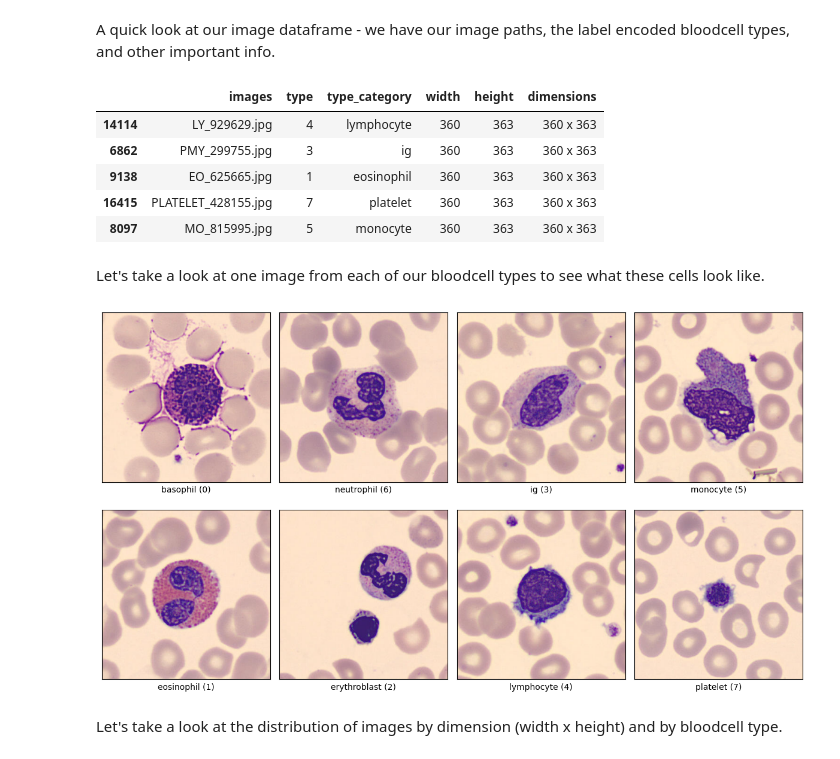
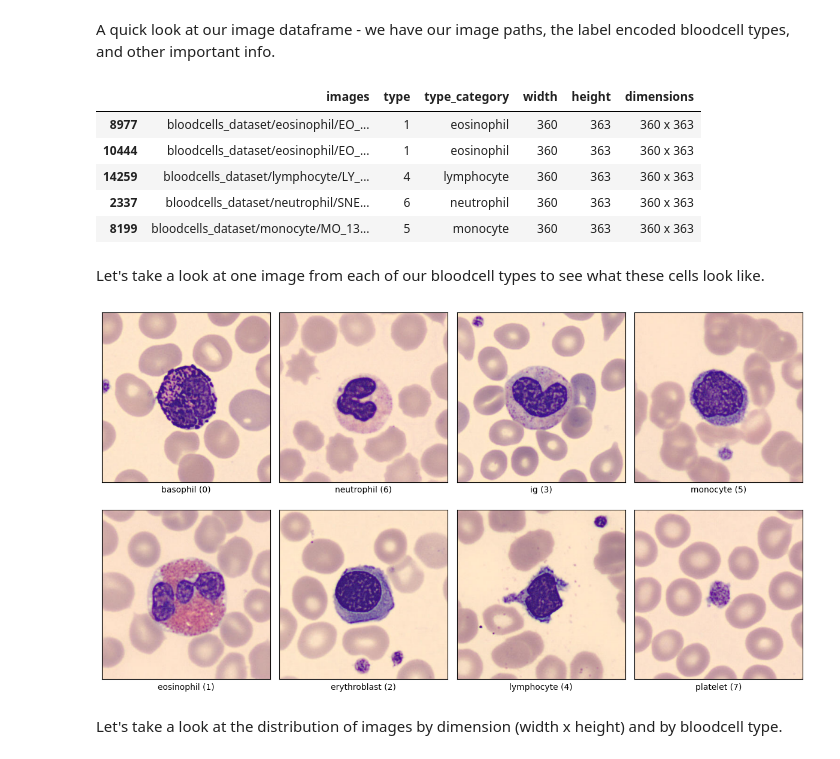
Before and after one commit to amayjain/Bloodcells, a Jupyter notebook: Final.ipynb, the cells around one changed output. Drawn from its saved outputs; the diff is of its cells as text; code cells hidden in the pictures.

Commit message:
reflect changes on removing all images folder

```diff
--- a/Final.ipynb
+++ b/Final.ipynb
@@ -36,7 +36,7 @@ Here, we will be creating a dataframe with all our image paths (as strings), blo
 # so that it is easier to convert the images to numpy arrays later on
 
 bloodcells = os.listdir("bloodcells_dataset")
-bloodcells = [x for x in bloodcells if x not in ['.DS_Store', 'All_Images']]
+bloodcells = [x for x in bloodcells if x not in ['.DS_Store']]
 
 bloodcells
 # %% [output]
@@ -56,42 +56,42 @@ df = fc.image_df(bloodcells)
 df.sample(frac = 1).head()
 # %% [output]
 |  | images | type | type_category | width | height | dimensions |
-| 14114 | LY_929629.jpg | 4 | lymphocyte | 360 | 363 | 360 x 363 |
-| 6862 | PMY_299755.jpg | 3 | ig | 360 | 363 | 360 x 363 |
-| 9138 | EO_625665.jpg | 1 | eosinophil | 360 | 363 | 360 x 363 |
-| 16415 | PLATELET_428155.jpg | 7 | platelet | 360 | 363 | 360 x 363 |
-| 8097 | MO_815995.jpg | 5 | monocyte | 360 | 363 | 360 x 363 |
+| 8977 | bloodcells_dataset/eosinophil/EO_... | 1 | eosinophil | 360 | 363 | 360 x 363 |
+| 10444 | bloodcells_dataset/eosinophil/EO_... | 1 | eosinophil | 360 | 363 | 360 x 363 |
+| 14259 | bloodcells_dataset/lymphocyte/LY_... | 4 | lymphocyte | 360 | 363 | 360 x 363 |
+| 2337 | bloodcells_dataset/neutrophil/SNE... | 6 | neutrophil | 360 | 363 | 360 x 363 |
+| 8199 | bloodcells_dataset/monocyte/MO_13... | 5 | monocyte | 360 | 363 | 360 x 363 |
 # %% [markdown]
 Let's take a look at one image from each of our bloodcell types to see what these cells look like.
 # %%
 sample_pics = [df[df['type_category'] == x][['images', 'type_category', 'type']].sample(1).values.reshape(3) for x in bloodcells]
 
 fig, ax = plt.subplots(2, 4, figsize = (12, 12))
 
 for i in range(len(sample_pics)):
 
-    img = mpimg.imread('bloodcells_dataset/All_Images/' + sample_pics[i][0])
+    img = mpimg.imread(sample_pics[i][0])
 
     if i < 4:
         ax[0, i].imshow(img)
         ax[0, i].set_xlabel(sample_pics[i][1] + f' ({sample_pics[i][2]})')
         ax[0, i].set_xticklabels([])
         ax[0, i].set_yticklabels([])
         ax[0, i].set_xticks([])
         ax[0, i].set_yticks([])
     else:
         ax[1, i - 4].imshow(img)
         ax[1, i - 4].set_xlabel(sample_pics[i][1] + f' ({sample_pics[i][2]})')
         ax[1, i - 4].set_xticklabels([])
         ax[1, i - 4].set_yticklabels([])
         ax[1, i - 4].set_xticks([])
         ax[1, i - 4].set_yticks([])
 
 
 plt.tight_layout()
 plt.subplots_adjust(top = 0.75, bottom = 0.1)
 # %% [output]
-[figure, old version]
+[figure, new version]
 # %% [markdown]
 Let's take a look at the distribution of images by dimension (width x height) and by bloodcell type.
 # %%
```
Also changed, not shown: parts of 22 cells of this notebook.
